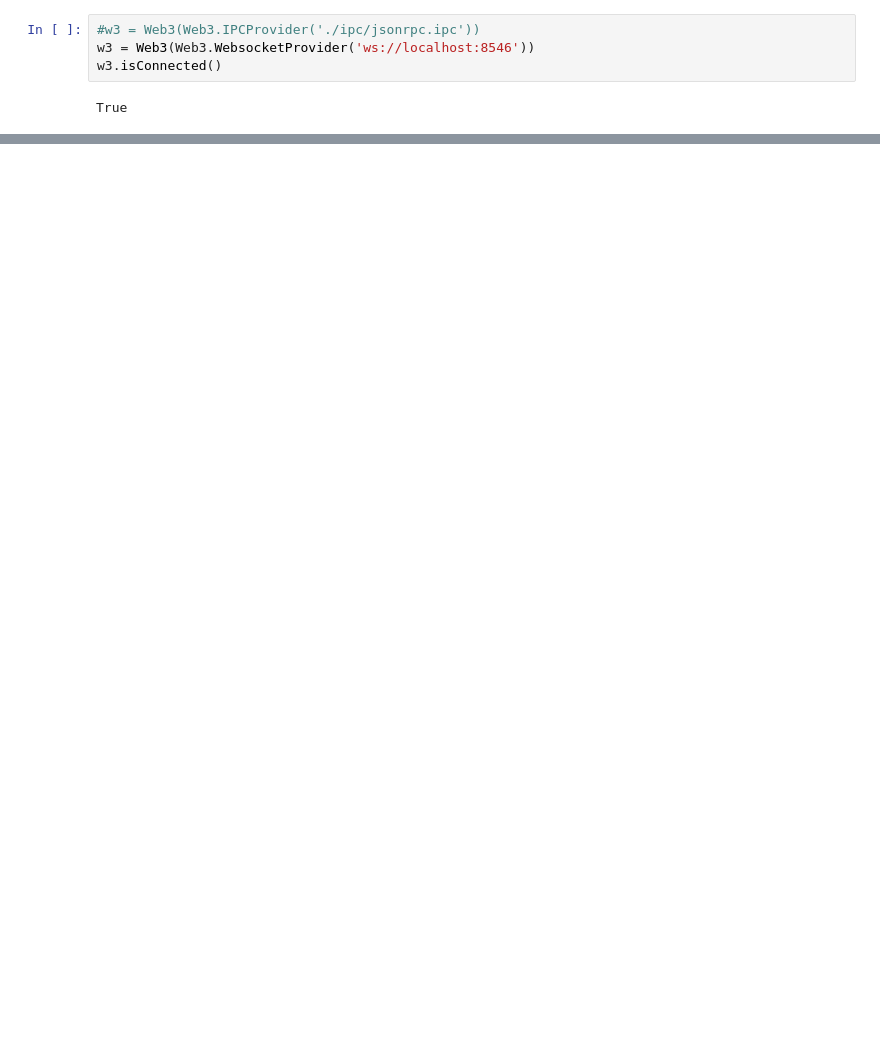
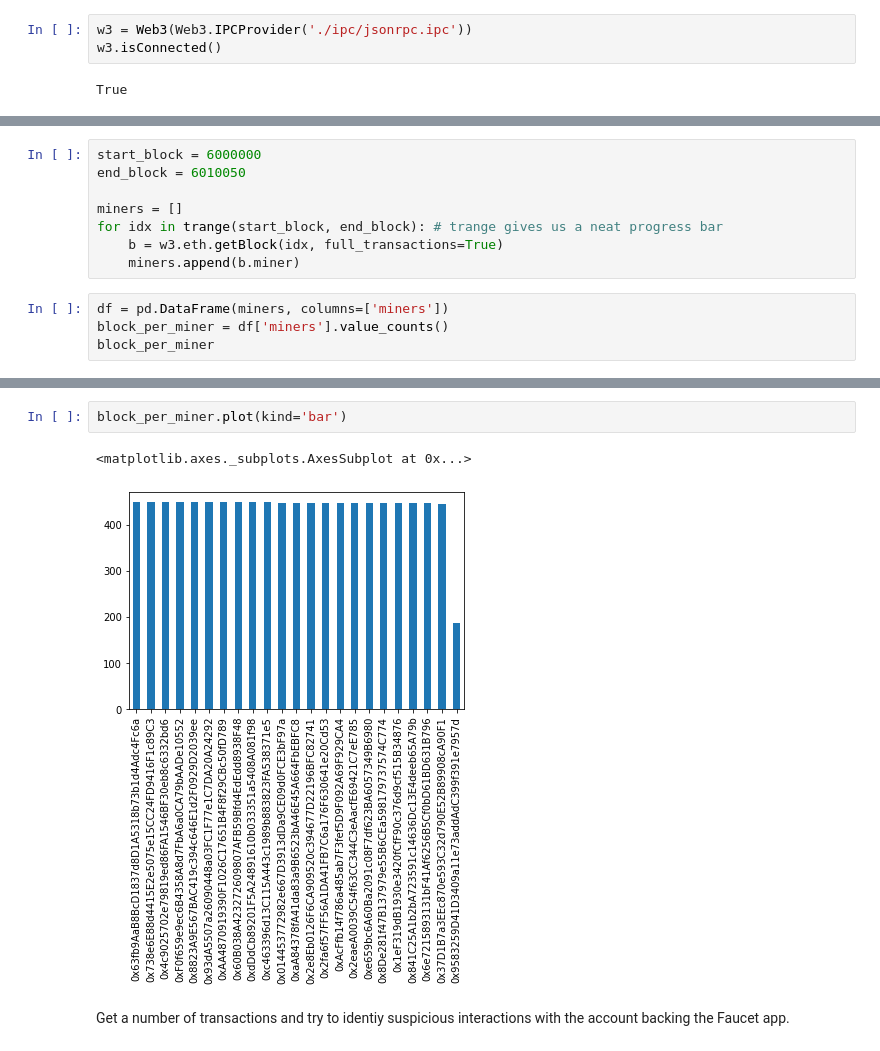
Before and after one commit to kiview/ethereum-network-analysis, a Jupyter notebook: web3.ipynb, the cells around one changed output, grey strips where cells are left out. Cells and saved outputs as stored; diff of their text form; blank space fills up the shorter version.

```diff
--- a/web3.ipynb
+++ b/web3.ipynb
@@ -9,6 +10,5 @@ import matplotlib.pyplot as plt
 # %%
-#w3 = Web3(Web3.IPCProvider('./ipc/jsonrpc.ipc'))
-w3 = Web3(Web3.WebsocketProvider('ws://localhost:8546'))
+w3 = Web3(Web3.IPCProvider('./ipc/jsonrpc.ipc'))
 w3.isConnected()
 # %% [output]
 True
@@ -18,0 +15,12 @@ progress = IntProgress(min=0, max=(end_block - start_block))
+# %%
+start_block = 6000000
+end_block = 6010050
+
+miners = []
+for idx in trange(start_block, end_block): # trange gives us a neat progress bar
+    b = w3.eth.getBlock(idx, full_transactions=True)
+    miners.append(b.miner)
+# %%
+df = pd.DataFrame(miners, columns=['miners'])
+block_per_miner = df['miners'].value_counts()
+block_per_miner
@@ -19 +45,8 @@ progress = IntProgress(min=0, max=(end_block - start_block))
+# %%
+block_per_miner.plot(kind='bar')
+# %% [output]
+<matplotlib.axes._subplots.AxesSubplot at 0x...>
+[figure, added]
+# %% [markdown]
+Get a number of transactions and try to identiy suspicious interactions with the account backing the Faucet app.
 # %%
```
Also changed, not shown: parts of 17 cells of this notebook, 2 other files.
